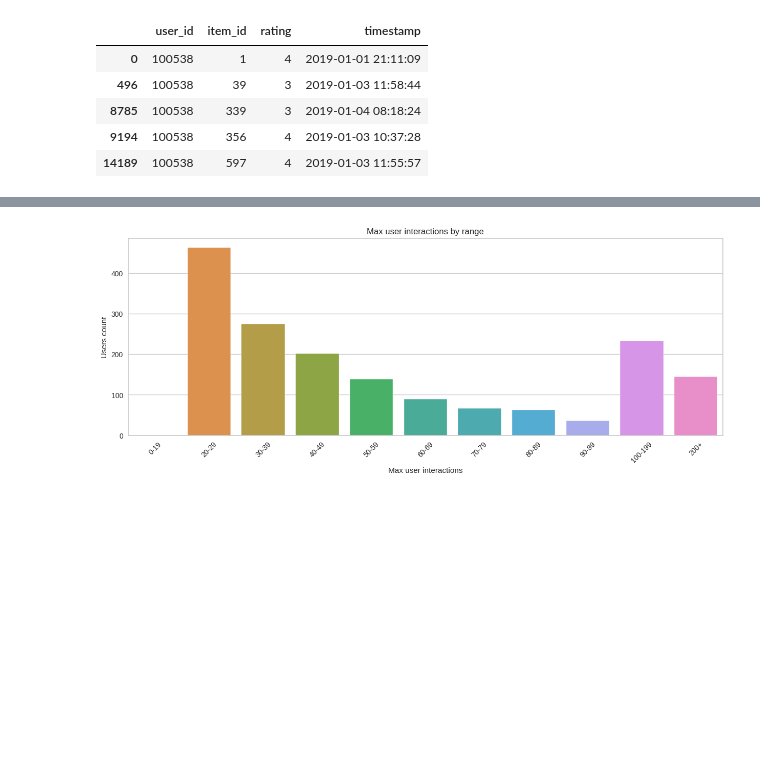
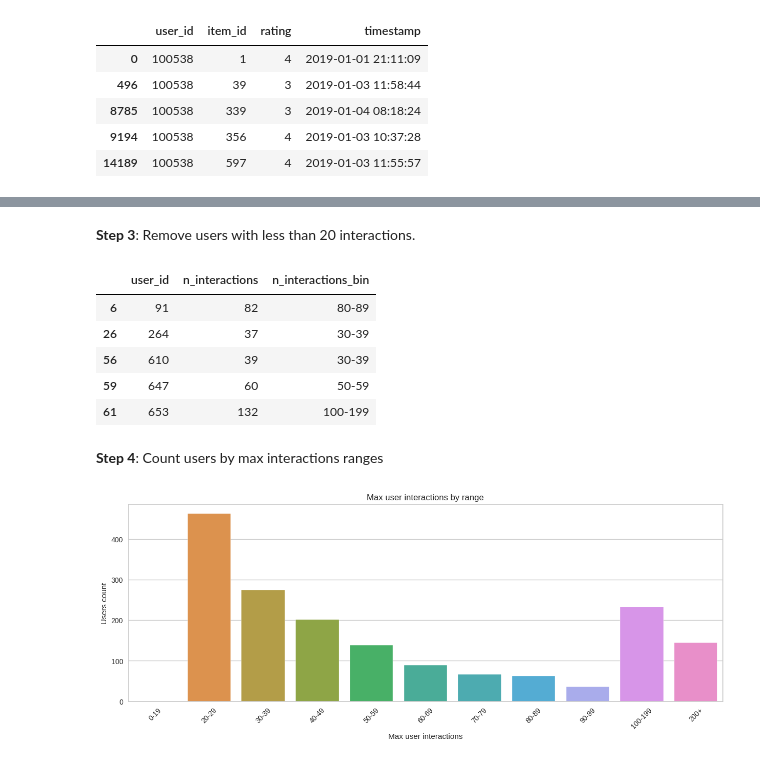
Before and after one commit to adrianmarino/thesis-paper, a Jupyter notebook: notebooks/chat-bot/1_load-items-interractions-to-database.ipynb, the cells around one changed output, grey strips where cells are left out. Cells and saved outputs as stored; diff of their text form; code cells hidden in the pictures; blank space fills up the shorter version.

Commit message:
feat: order and add step by step explanations to 1_load-items-interractions-to-database notebook

```diff
--- a/notebooks/chat-bot/1_load-items-interractions-to-database.ipynb
+++ b/notebooks/chat-bot/1_load-items-interractions-to-database.ipynb
@@ -302,6 +464,17 @@ user_interaction_bins
+# %% [markdown]
+**Step 3**: Remove users with less than 20 interactions.
 # %%
 user_interaction_bins = user_interaction_bins[user_interaction_bins['n_interactions_bin'] != '0-19']
-# user_interaction_bins
+user_interaction_bins.head()
+# %% [output]
+|  | user_id | n_interactions | n_interactions_bin |
+| 6 | 91 | 82 | 80-89 |
+| 26 | 264 | 37 | 30-39 |
+| 56 | 610 | 39 | 30-39 |
+| 59 | 647 | 60 | 50-59 |
+| 61 | 653 | 132 | 100-199 |
+# %% [markdown]
+**Step 4**: Count users by max interactions ranges
 # %%
 max_user_interactions_by_bin = user_interaction_bins \
     .groupby(['n_interactions_bin']) \
```
Also changed, not shown: parts of 63 cells of this notebook.
